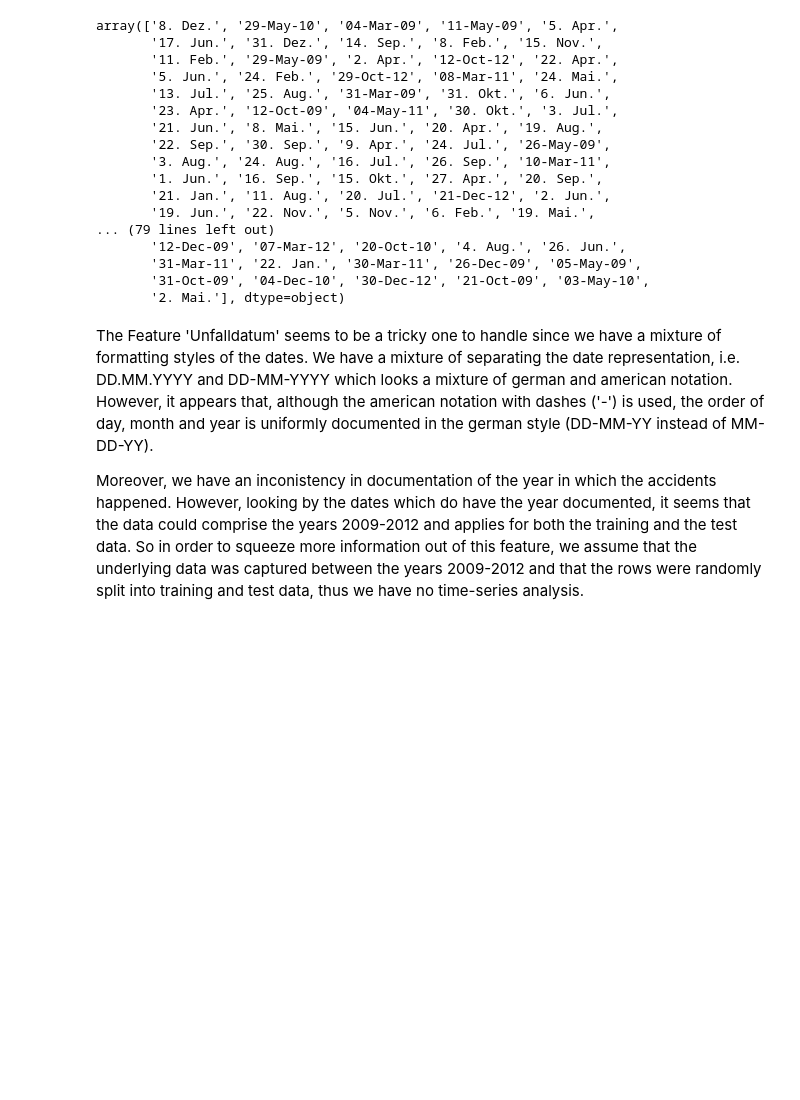
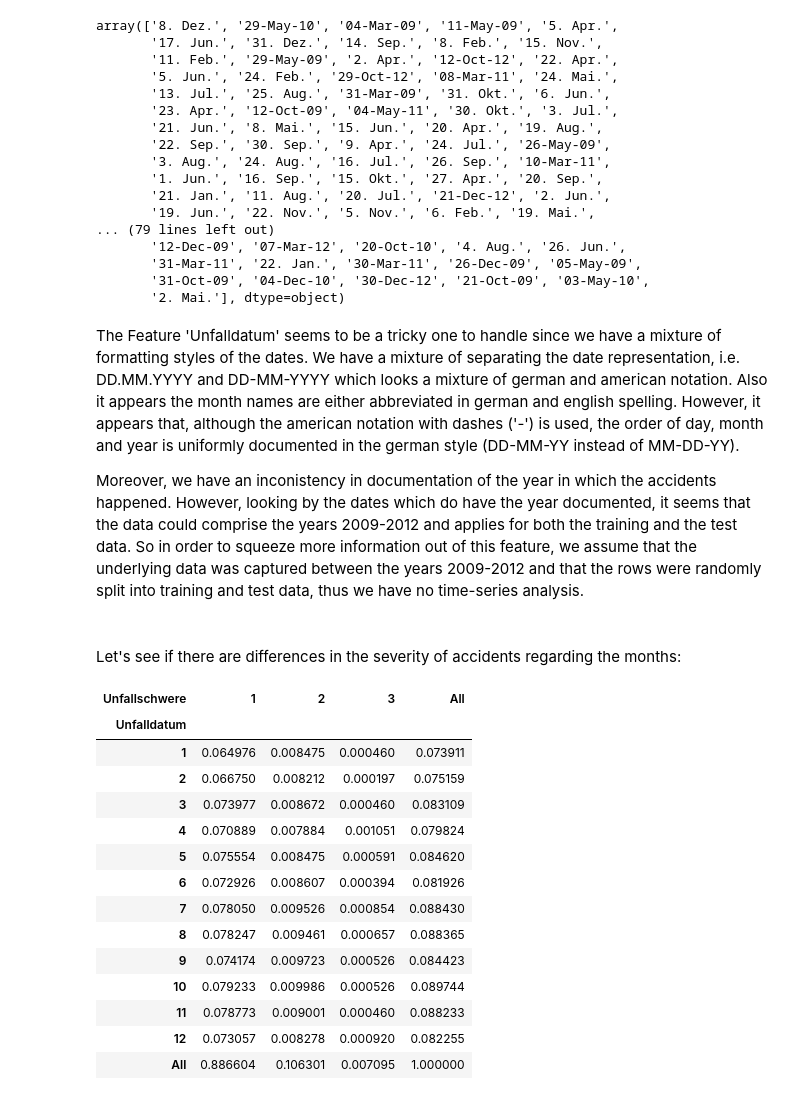
Before and after one commit to cklat/code_competition, a Jupyter notebook: code/EDA.ipynb, the cells around one changed output. Drawn from its saved outputs; the diff is of its cells as text; code cells hidden in the pictures; blank space fills up the shorter version.

```diff
--- a/code/EDA.ipynb
+++ b/code/EDA.ipynb
@@ -178,6 +178,9 @@ array(['8. Dez.', '29-May-10', '04-Mar-09', '11-May-09', '5. Apr.',
        '31-Oct-09', '04-Dec-10', '30-Dec-12', '21-Oct-09', '03-May-10',
        '2. Mai.'], dtype=object)
 # %% [markdown]
-The Feature 'Unfalldatum' seems to be a tricky one to handle since we have a mixture of formatting styles of the dates. We have a mixture of separating the date representation, i.e. DD.MM.YYYY and DD-MM-YYYY which looks a mixture of german and american notation. However, it appears that, although the american notation with dashes ('-') is used, the order of day, month and year is uniformly documented in the german style (DD-MM-YY instead of MM-DD-YY).
+The Feature 'Unfalldatum' seems to be a tricky one to handle since we have a mixture of formatting styles of the dates. We have a mixture of separating the date representation, i.e. DD.MM.YYYY and DD-MM-YYYY which looks a mixture of german and american notation. Also it appears the month names are either abbreviated in german and english spelling. However, it appears that, although the american notation with dashes ('-') is used, the order of day, month and year is uniformly documented in the german style (DD-MM-YY instead of MM-DD-YY).
 
 Moreover, we have an inconistency in documentation of the year in which the accidents happened. However, looking by the dates which do have the year documented, it seems that the data could comprise the years 2009-2012 and applies for both the training and the test data. So in order to squeeze more information out of this feature, we assume that the underlying data was captured between the years 2009-2012 and that the rows were randomly split into training and test data, thus we have no time-series analysis.
+# %% [markdown]
+<br>
+Let's see if there are differences in the severity of accidents regarding the months:
@@ -183,0 +205,18 @@ Moreover, we have an inconistency in documentation of the year in which the acci
+# %%
+pd.crosstab(timeconverted_df["Unfalldatum"].dt.month, timeconverted_df["Unfallschwere"], normalize=True, margins=True)
+# %% [output]
+| Unfallschwere | 1 | 2 | 3 | All |
+| Unfalldatum |  |  |  |  |
+| 1 | 0.064976 | 0.008475 | 0.000460 | 0.073911 |
+| 2 | 0.066750 | 0.008212 | 0.000197 | 0.075159 |
+| 3 | 0.073977 | 0.008672 | 0.000460 | 0.083109 |
+| 4 | 0.070889 | 0.007884 | 0.001051 | 0.079824 |
+| 5 | 0.075554 | 0.008475 | 0.000591 | 0.084620 |
+| 6 | 0.072926 | 0.008607 | 0.000394 | 0.081926 |
+| 7 | 0.078050 | 0.009526 | 0.000854 | 0.088430 |
+| 8 | 0.078247 | 0.009461 | 0.000657 | 0.088365 |
+| 9 | 0.074174 | 0.009723 | 0.000526 | 0.084423 |
+| 10 | 0.079233 | 0.009986 | 0.000526 | 0.089744 |
+| 11 | 0.078773 | 0.009001 | 0.000460 | 0.088233 |
+| 12 | 0.073057 | 0.008278 | 0.000920 | 0.082255 |
+| All | 0.886604 | 0.106301 | 0.007095 | 1.000000 |
```
Also changed, not shown: parts of 11 cells of this notebook.
